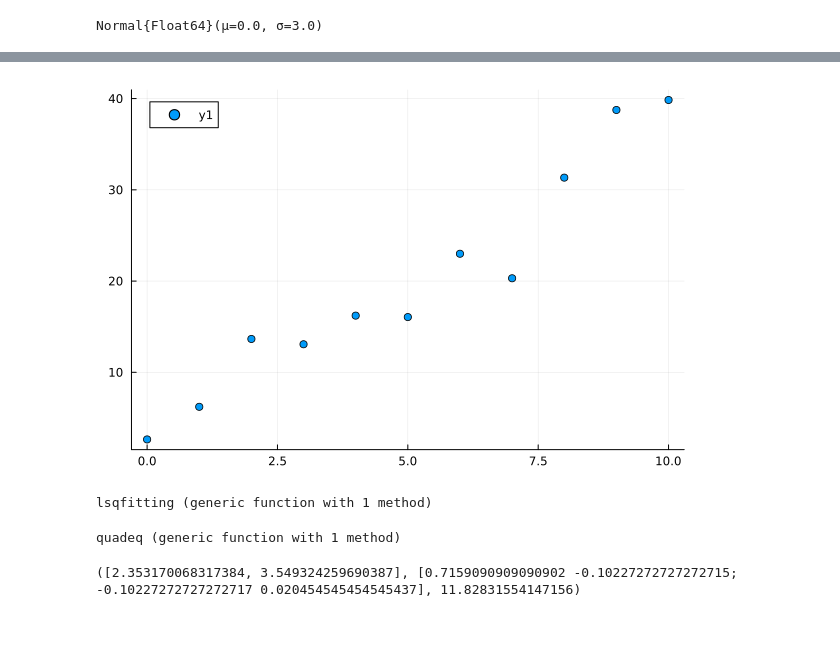
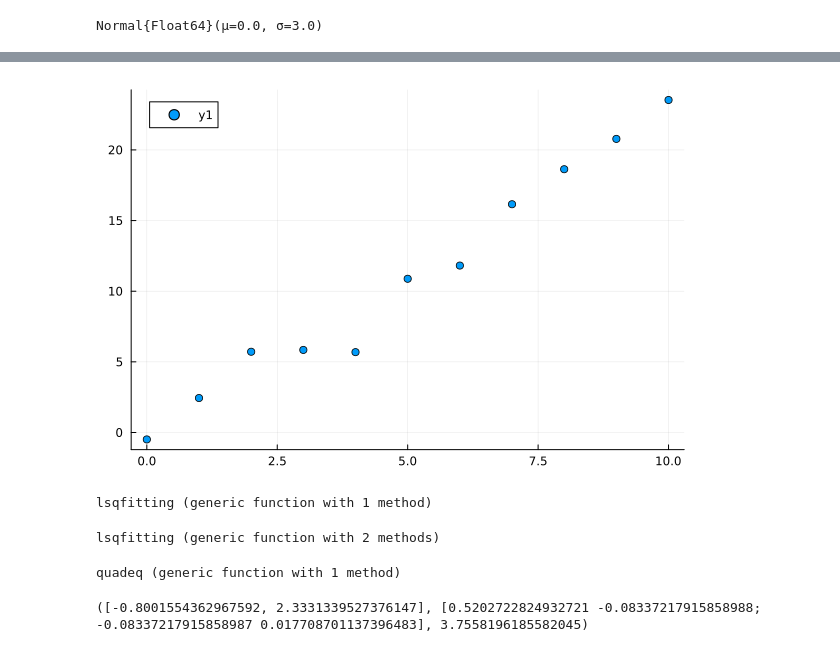
Before and after one commit to alex-hastava/BME-502-2025, a Jupyter notebook: Model Selection.ipynb, the cells around one changed output, grey strips where cells are left out. Saved outputs shown, nothing was run; the diff lists cells and outputs as text; code cells hidden in the pictures.

```diff
--- a/Model Selection.ipynb
+++ b/Model Selection.ipynb
@@ -62,6 +64,14 @@ d = Normal(0,sigma_y)
 # %% [output]
 Normal{Float64}(μ=0.0, σ=3.0)
 # %%
-ydata = 1.0 .+ 2.0 .* xdata + 0.2 .* xdata .^2 + rand(d,length(xdata))
+y_mean = zeros(length(xdata))
+y_2 = zeros(length(xdata))
+for i in 1:10
+    y_sample = 1.0 .+ 2.0 .* xdata + rand(d,length(xdata))
+    y_mean .+= y_sample
+    y_2 .+= y_sample .^2
+end
+y_mean = y_mean ./ 10
+y_std = sqrt.(y_2 ./10 .- y_mean .^2)
 # %% [output]
 11-element Vector{Float64}:
@@ -79,23 +104,34 @@ ydata = 1.0 .+ 2.0 .* xdata + 0.2 .* xdata .^2 + rand(d,length(xdata))
 # %%
-scatter(xdata, ydata)
+scatter(xdata, y_mean)
 # %% [output]
-[figure, old version]
+[figure, new version]
-# %%
-function lsqfitting(fitfct, (x,y) , sigma, β0)
-    res(β,(x,y)) = fitfct(x,β) .- y
-    prob = NonlinearLeastSquaresProblem(res, β0, (x,y))
-    sol = solve(prob, GaussNewton(); maxiters =1000)
-    chi2(β) = sum(abs2, res(β,(x,y)) ./ sigma)
-    return sol.u, inv(2*ForwardDiff.hessian(chi2,sol.u)), chi2(sol.u)
-end
-# %% [output]
-lsqfitting (generic function with 1 method)
+# %%
+# this is the least-square fit function if I know sigma
+function lsqfitting(fitfct, (x,y) , sigma, β0)
+    fit = curve_fit(fitfct, x, y, 1 ./ sigma, β0)
+    chi2(β) = sum(abs2, (fitfct(x,β) .- y) ./ sigma)
+    return fit.param, inv(2*ForwardDiff.hessian(chi2,fit.param)), chi2(fit.param)
+end
+# %% [output]
+lsqfitting (generic function with 1 method)
+# %%
+# this is the least-square fit function if I don't know sigma
+function lsqfitting(fitfct, (x,y), β0)
+    fit = curve_fit(fitfct, x, y, β0)
+    lq(β) = sum(abs2, (fitfct(x,β) .- y))
+    sigma = sqrt(lq(fit.param)/(length(x)-length(β0)))
+    chi2(β) = sum(abs2, (fitfct(x,β) .- y) ./ sigma)
+    return fit.param, inv(2*ForwardDiff.hessian(chi2,fit.param)), chi2(fit.param)
+end
+# %% [output]
+lsqfitting (generic function with 2 methods)
 # %%
 lineareq(x,β) = β[1] .+ β[2] .* x
 quadeq(x,β) = β[1] .+ β[2] .* x .+ β[3] .* x .^2
 # %% [output]
 quadeq (generic function with 1 method)
 # %%
-linbeta, lincov, linchi2best = lsqfitting(lineareq, (xdata,ydata), sigma_y, [0.8,2.5])
+#ydata = 1.0 .+ 2.0 .* xdata .+ rand(d,length(xdata))
+linbeta, lincov, linchi2best = lsqfitting(lineareq, (xdata,y_mean), y_std, [0.0,5.0])
 # %% [output]
-([2.353170068317384, 3.549324259690387], [0.7159090909090902 -0.10227272727272715; -0.10227272727272717 0.020454545454545437], 11.82831554147156)
+([-0.8001554362967592, 2.3331339527376147], [0.5202722824932721 -0.08337217915858988; -0.08337217915858987 0.017708701137396483], 3.7558196185582045)
```
Also changed, not shown: parts of 14 cells of this notebook, 6 other files.
